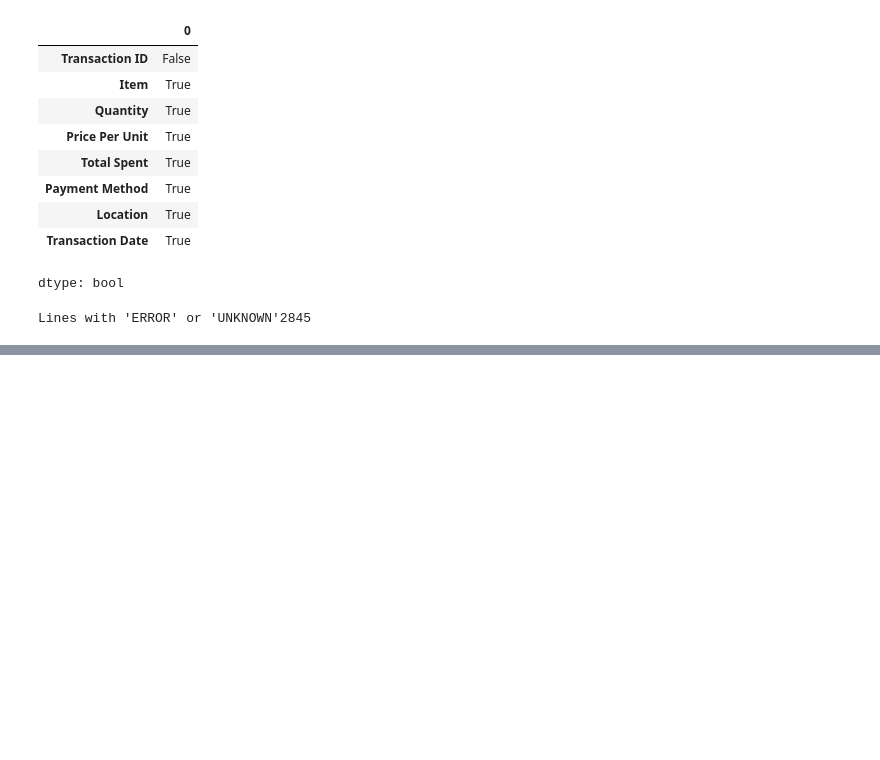
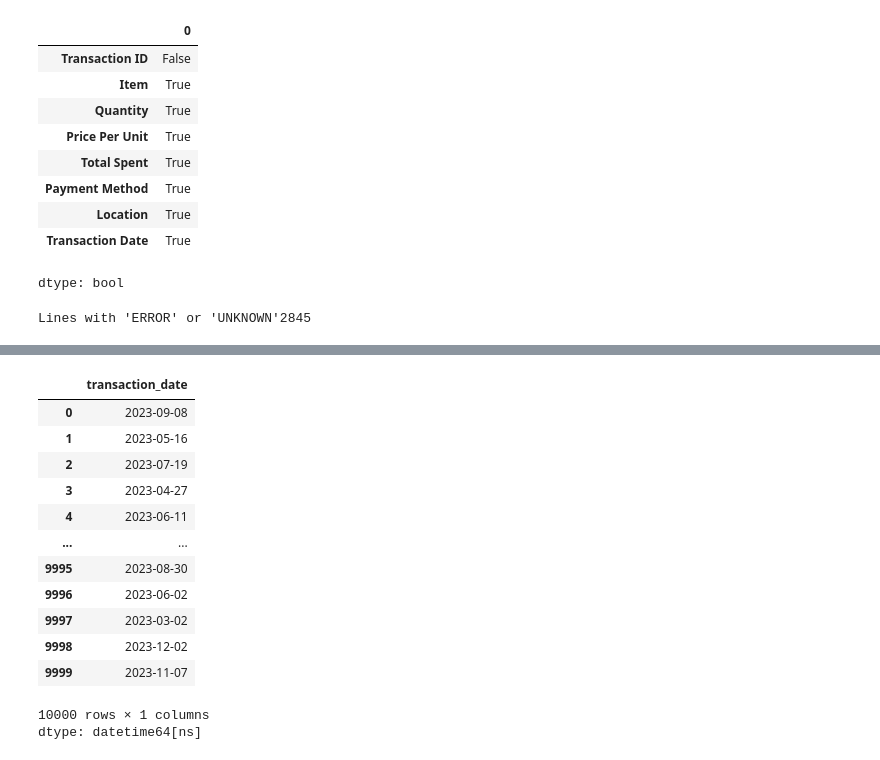
Before and after one commit to NadiiaIvashchuk/Cafe_Sales, a Jupyter notebook: EDA_cafe_sales.ipynb, the cells around one changed output, grey strips where cells are left out. Saved outputs shown, nothing was run; the diff lists cells and outputs as text; code cells hidden in the pictures; blank space fills up the shorter version.

```diff
--- a/EDA_cafe_sales.ipynb
+++ b/EDA_cafe_sales.ipynb
@@ -187,0 +272,5 @@ Lines with 'ERROR' or 'UNKNOWN'2845
+# %%
+
+# Converting to numeric:
+for col in ['quantity', 'price_per_unit', 'total_spent']:
+  df[col] = pd.to_numeric(df[col], errors='coerce')
@@ -187,0 +280,22 @@ Lines with 'ERROR' or 'UNKNOWN'2845
+# %%
+
+# Converting to date:
+df['transaction_date'] = pd.to_datetime(df['transaction_date'], errors='coerce')
+
+df.dtypes
+df['transaction_date']
+# %% [output]
+|  | transaction_date |
+| 0 | 2023-09-08 |
+| 1 | 2023-05-16 |
+| 2 | 2023-07-19 |
+| 3 | 2023-04-27 |
+| 4 | 2023-06-11 |
+| ... | ... |
+| 9995 | 2023-08-30 |
+| 9996 | 2023-06-02 |
+| 9997 | 2023-03-02 |
+| 9998 | 2023-12-02 |
+| 9999 | 2023-11-07 |
+10000 rows × 1 columns
+dtype: datetime64[ns]
```
Also changed, not shown: parts of 12 cells of this notebook.
